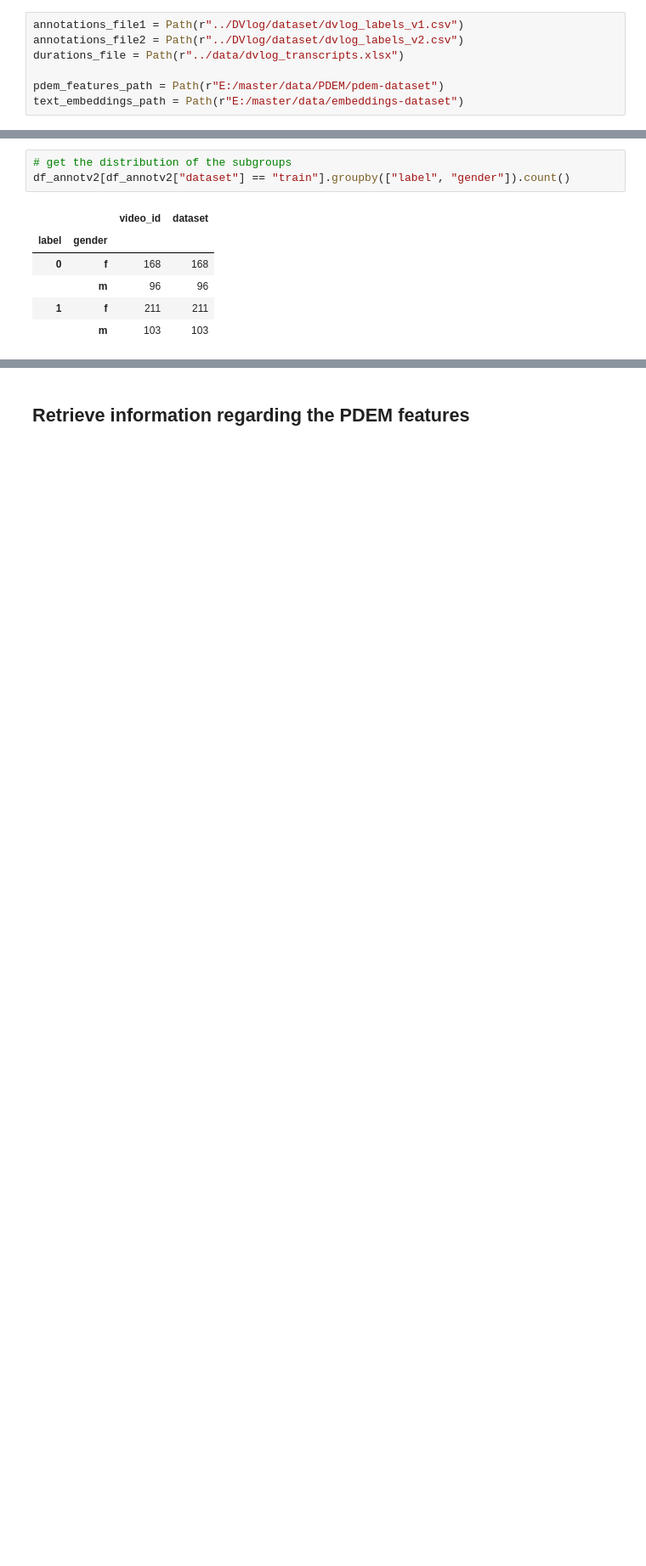
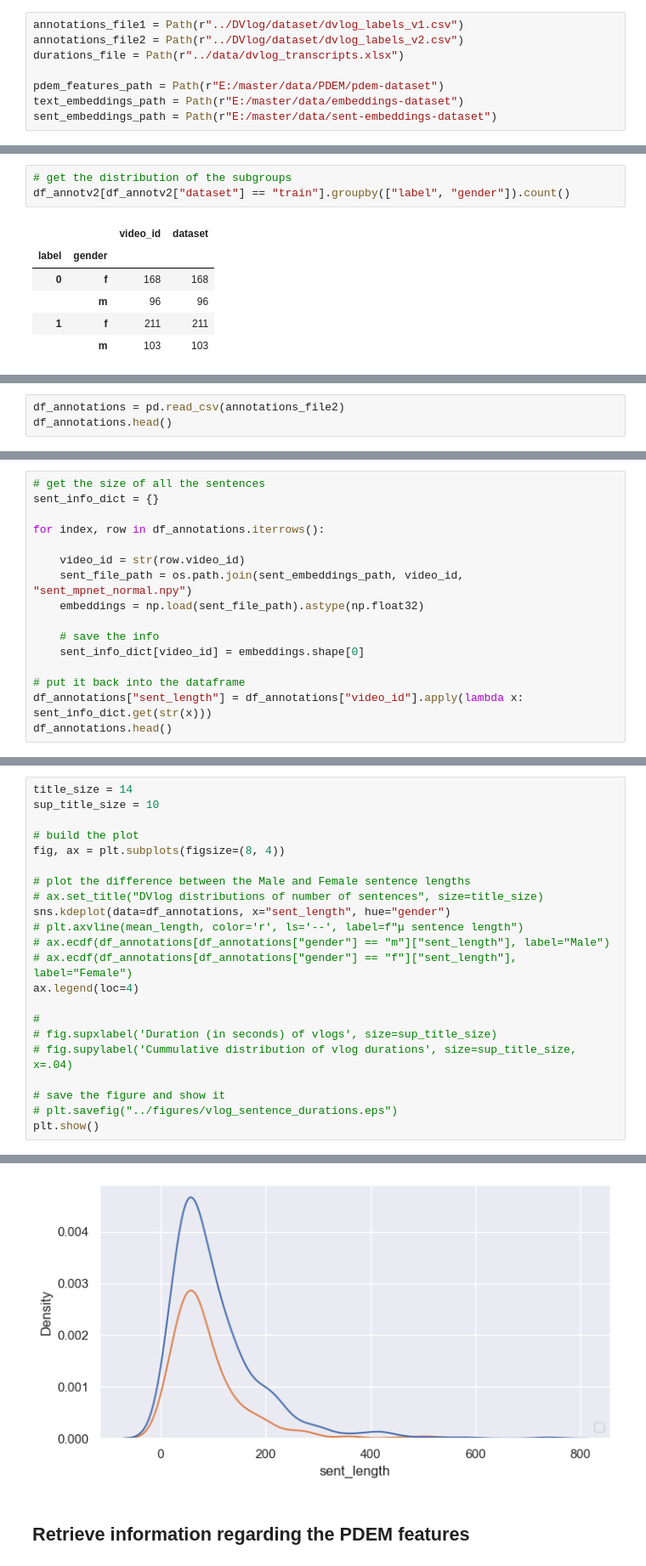
Before and after one commit to StanMey/Master_thesis_DVlog, a Jupyter notebook: notebooks/dataset_and_feature_analysis.ipynb, the cells around one changed output, grey strips where cells are left out. Shown at 85% size. Saved outputs shown, nothing was run; the diff lists cells and outputs as text; blank space fills up the shorter version.

```diff
--- a/notebooks/dataset_and_feature_analysis.ipynb
+++ b/notebooks/dataset_and_feature_analysis.ipynb
@@ -25,6 +25,7 @@ durations_file = Path(r"../data/dvlog_transcripts.xlsx")
 
 pdem_features_path = Path(r"E:/master/data/PDEM/pdem-dataset")
 text_embeddings_path = Path(r"E:/master/data/embeddings-dataset")
+sent_embeddings_path = Path(r"E:/master/data/sent-embeddings-dataset")
 # %%
 # load in both the annotation labels
 df_annotv1 = pd.read_csv(annotations_file1)
@@ -133,0 +167,3 @@ df_annotv2[df_annotv2["dataset"] == "train"].groupby(["label", "gender"]).count(
+# %%
+df_annotations = pd.read_csv(annotations_file2)
+df_annotations.head()
@@ -133,0 +177,16 @@ df_annotv2[df_annotv2["dataset"] == "train"].groupby(["label", "gender"]).count(
+# %%
+# get the size of all the sentences
+sent_info_dict = {}
+
+for index, row in df_annotations.iterrows():
+
+    video_id = str(row.video_id)
+    sent_file_path = os.path.join(sent_embeddings_path, video_id, "sent_mpnet_normal.npy")
+    embeddings = np.load(sent_file_path).astype(np.float32)
+
+    # save the info
+    sent_info_dict[video_id] = embeddings.shape[0]
+
+# put it back into the dataframe
+df_annotations["sent_length"] = df_annotations["video_id"].apply(lambda x: sent_info_dict.get(str(x)))
+df_annotations.head()
@@ -133,0 +205,23 @@ df_annotv2[df_annotv2["dataset"] == "train"].groupby(["label", "gender"]).count(
+# %%
+title_size = 14
+sup_title_size = 10
+
+# build the plot
+fig, ax = plt.subplots(figsize=(8, 4))
+
+# plot the difference between the Male and Female sentence lengths
+# ax.set_title("DVlog distributions of number of sentences", size=title_size)
+sns.kdeplot(data=df_annotations, x="sent_length", hue="gender")
+# plt.axvline(mean_length, color='r', ls='--', label=f"μ sentence length")
+# ax.ecdf(df_annotations[df_annotations["gender"] == "m"]["sent_length"], label="Male")
+# ax.ecdf(df_annotations[df_annotations["gender"] == "f"]["sent_length"], label="Female")
+ax.legend(loc=4)
+
+#
+# fig.supxlabel('Duration (in seconds) of vlogs', size=sup_title_size)
+# fig.supylabel('Cummulative distribution of vlog durations', size=sup_title_size, x=.04)
+
+# save the figure and show it
+# plt.savefig("../figures/vlog_sentence_durations.eps")
+plt.show()
+# %% [output]
@@ -134,3 +229,4 @@ df_annotv2[df_annotv2["dataset"] == "train"].groupby(["label", "gender"]).count(
+[figure, added]
 # %% [markdown]
 ## Retrieve information regarding the PDEM features
 # %%
```
Also changed, not shown: parts of 12 cells of this notebook.
